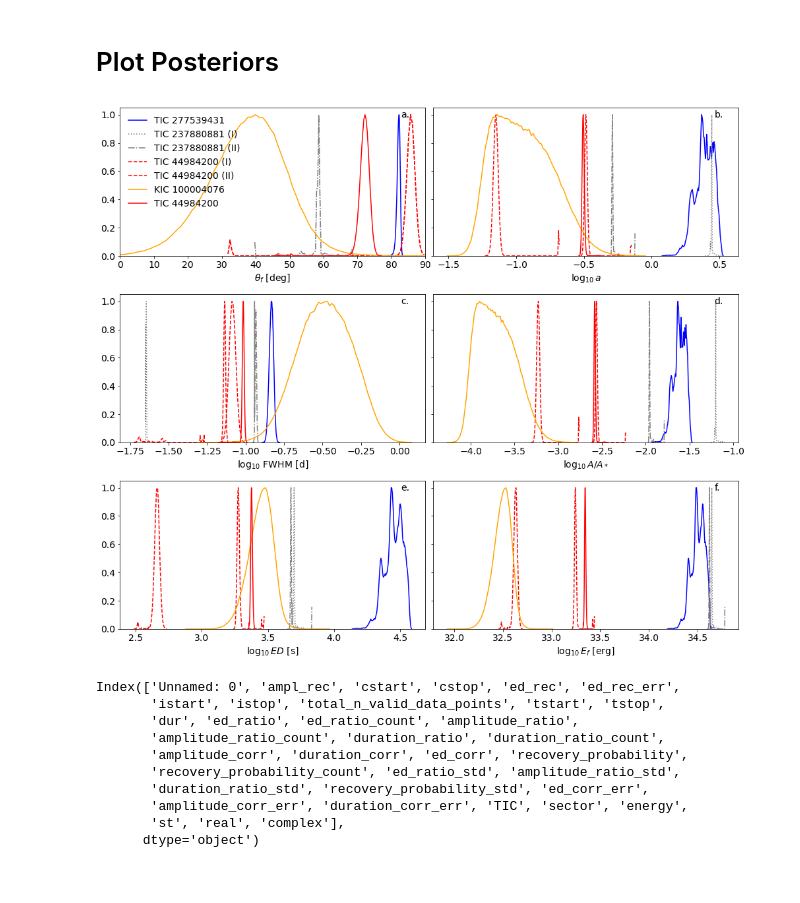
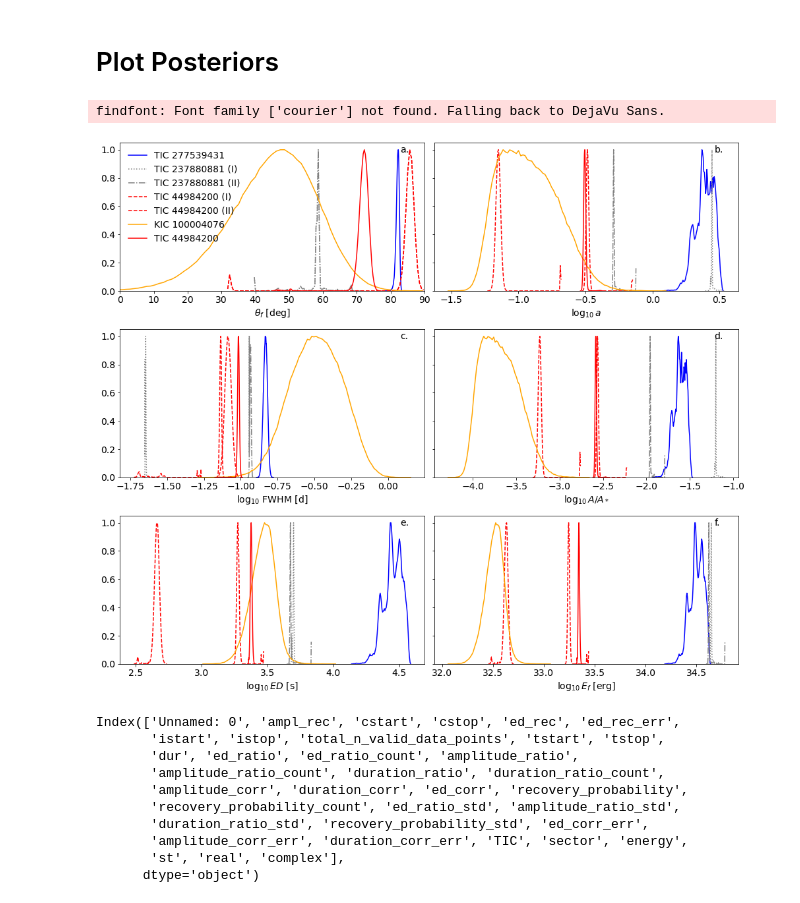
Before and after one commit to ekaterinailin/MalachiteMountains, a Jupyter notebook: analysis/notebooks/NB100_flare_latitudes_and_other_posteriors.ipynb, the cells around one changed output. Cells and saved outputs as stored; diff of their text form; code cells hidden in the pictures.

```diff
--- a/analysis/notebooks/NB100_flare_latitudes_and_other_posteriors.ipynb
+++ b/analysis/notebooks/NB100_flare_latitudes_and_other_posteriors.ipynb
@@ -47,7 +47,7 @@ datasets = [(277539431, "", "08_07_2020_11_48"),
             (237880881, "b", "11_02_2020_10_07"),
             (44984200, "a", "04_08_2020_13_40"),
             (44984200, "b", "04_08_2020_13_40"),
-            (100004076, "", "04_08_2020_14_26"),
+            (100004076, "", "18_08_2020_15_38"),
             (44984200, "", "02_08_2020_17_44"),
             ]
 plotsuffix = {"a":" (I)", "b":" (II)", "":""}
@@ -105,34 +105,35 @@ for dataset in range(7):
 
 valout = [#("t0_d", r"$t_0$ (BJD)"),
           ("latitude_deg", r"$\theta_f$ [deg]"),
           ("a",r"$\log_{10}\,a$"),
           ("fwhm_d", r"$\log_{10}$ FWHM [d]"),
           #("phase_deg",r"$\phi_0$ (deg)"),
           #("rad_rsun", r"$\omega/2$ (deg)"),
           ("frac_area", r"$\log_{10}\,A/A_*$"),
         #  ("i_deg",r"$i$ (deg)"),
           ("ED_s", r"$\log_{10}\,ED$ [s]"),
           ("Eflare_erg",r"$\log_{10}\,E_{f}$ [erg]"),
           ]
 
 for ax, col, lab in zip(axes, valout, "abcdef"):
     colb, colp = col
     ax.set_xlabel(colp)
     ax.set_ylim(bottom=0)
 #     if colb in ["ED_s", "frac_area", "fwhm_d", "a"]:
 #         ax.set_xscale("log")
     if colb in ["latitude_deg", "i_deg"]:
         ax.set_xlim(0,90)
     if colb in ["latitude_deg", "i_deg"]:
         ax.set_xlim(0,90)
     ax.text(0.92, 0.92, f"{lab}.", horizontalalignment='left',fontsize=14,
                          verticalalignment='bottom', transform=ax.transAxes)
 axes[0].legend(loc=2, frameon=False)
 plt.tight_layout(w_pad=.6)
 
 plt.savefig(f"{CWD}/analysis/plots/mcmc/all_together/{metatstamp}_posteriors.png",dpi=300)
 # %% [output]
+findfont: Font family ['courier'] not found. Falling back to DejaVu Sans.
-[figure, old version]
+[figure, new version]
 # %%
 dvalout = dict(valout)
 # %%
```
Also changed, not shown: parts of 3 cells of this notebook, 2 other files.
